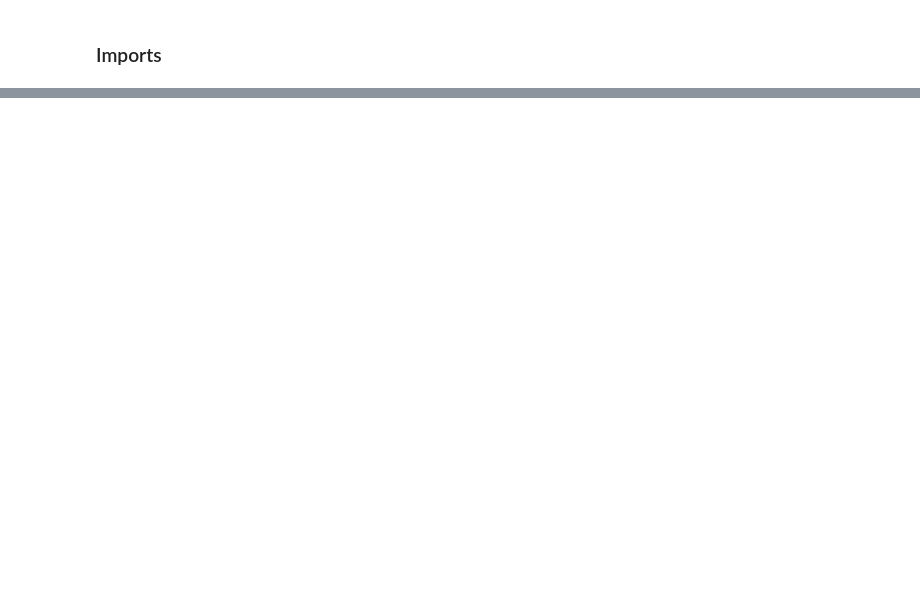
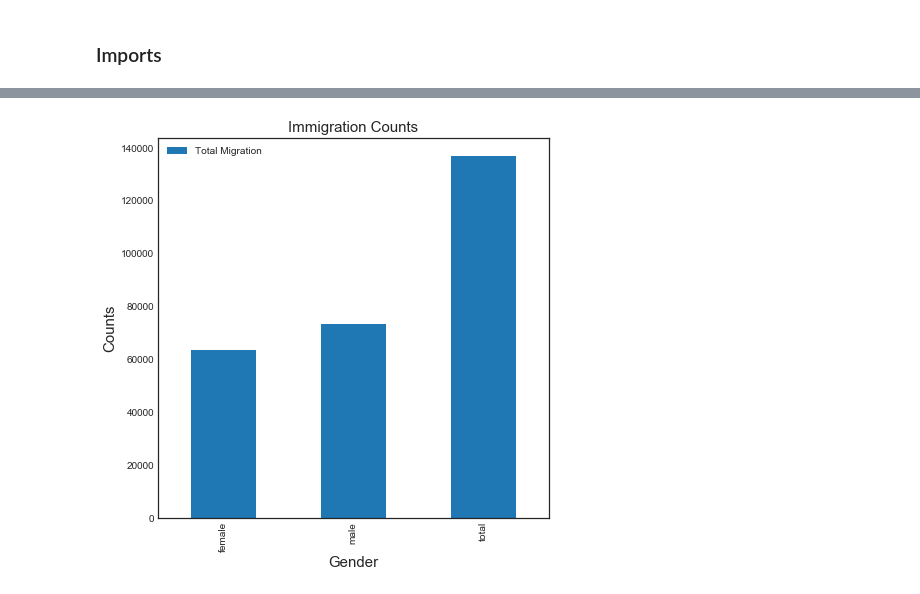
Before and after one commit to ds-modules/IAS-150, a Jupyter notebook: development/IAS-150_graphing.ipynb, the cells around one changed output, grey strips where cells are left out. Saved outputs shown, nothing was run; the diff lists cells and outputs as text; code cells hidden in the pictures; blank space fills up the shorter version.

```diff
--- a/development/IAS-150_graphing.ipynb
+++ b/development/IAS-150_graphing.ipynb
@@ -118,43 +139,0 @@ multiple_pick_and_graph(migrant_data, 'Gender', 'female', 'Immigration', ['Mexic
-# %%
-def one_pick_and_graph(migration_type, interest_country):
-
-
-    selected_data = migrant_data.loc[(migrant_data['Country'] == interest_country)
-                                     & (migrant_data['Migration Type'] == migration_type),:]
-
-    picks = selected_data[['Country', 'Year', 'Gender', 'Total Migration']]
-
-
-    plt.figure(figsize=(10,10))
-
-    # set width of bar
-    barWidth = 0.25
-
-    # set height of bar
-    bars = []
-    for gender in ['female', 'male', 'total']:
-        picks1 = picks.loc[picks['Gender'] == gender,:]
-        bars1 = list(picks1.loc[:,'Total Migration'].values)
-        bars.append(bars1)
-
-
-    # Set position of bar on X axis
-    current = np.arange(len(bars[0]))
-    positions = [current]
-    for bar in bars[1:]:
-        r = [x + barWidth for x in current]
-        positions.append(r)
-        current = r
-
-    #Make the plot
-    for pos, bar, label in zip(positions, bars, ['female', 'male', 'total']):
-        plt.bar(pos, bar, color=(random.uniform(0, 1), random.uniform(0, 1), random.uniform(0, 1)), width=barWidth, edgecolor='white', label=label)
-
-    # Add xticks on the middle of the group bars
-    plt.xlabel('group', fontweight='bold')
-    plt.xticks([r + barWidth for r in range(len(bars[0]))], ['1990', '1995', '2000',
-                                                             '2005', '2010', '2015', '2017'])
-
-    # Create legend & Show graphic
-    plt.legend()
-    plt.show()
@@ -160,0 +286,4 @@ def one_pick_and_graph(migration_type, interest_country):
+# %%
+one_pick_and_graph('Cuba', 1, year=False)
+# %% [output]
+[figure, added]
```
Also changed, not shown: parts of 13 cells of this notebook, 1 other file.
